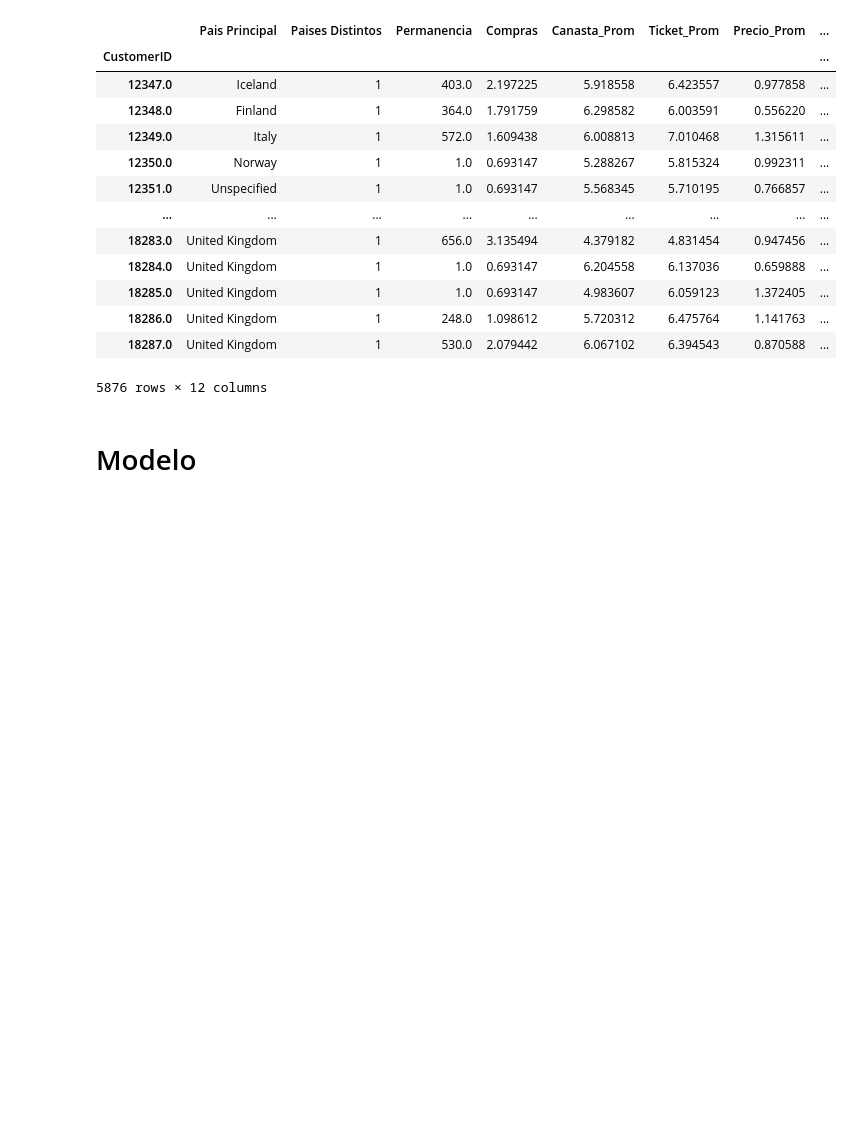
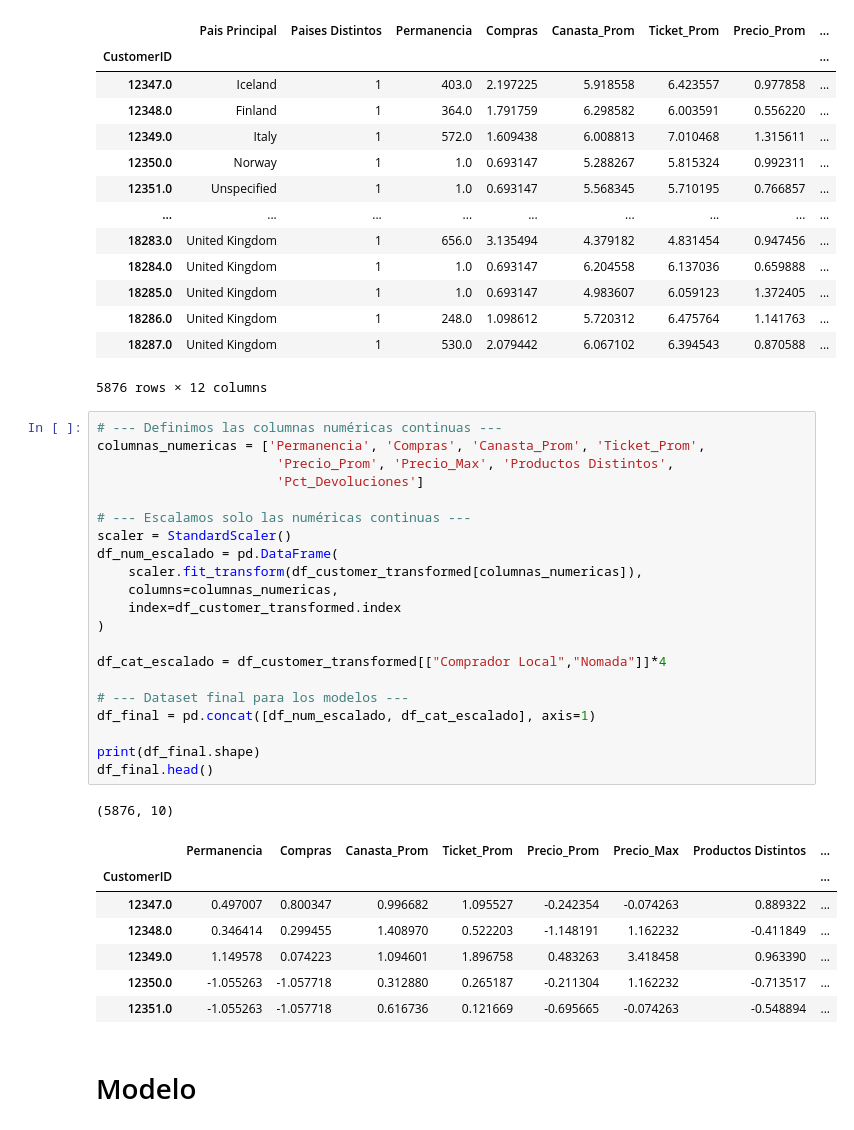
Before and after one commit to miguelblanco123/proyecto_final_aa, a Jupyter notebook: notebooks/notebook.ipynb, the cells around one changed output. Drawn from its saved outputs; the diff is of its cells as text; blank space fills up the shorter version.

Commit message:
precio a modelo

```diff
--- a/notebooks/notebook.ipynb
+++ b/notebooks/notebook.ipynb
@@ -540,6 +543,36 @@ df_customer_transformed
 | 18286.0 | United Kingdom | 1 | 248.0 | 1.098612 | 5.720312 | 6.475764 | 1.141763 | ... |
 | 18287.0 | United Kingdom | 1 | 530.0 | 2.079442 | 6.067102 | 6.394543 | 0.870588 | ... |
 5876 rows × 12 columns
+# %%
+# --- Definimos las columnas numéricas continuas ---
+columnas_numericas = ['Permanencia', 'Compras', 'Canasta_Prom', 'Ticket_Prom',
+                       'Precio_Prom', 'Precio_Max', 'Productos Distintos',
+                       'Pct_Devoluciones']
+
+# --- Escalamos solo las numéricas continuas ---
+scaler = StandardScaler()
+df_num_escalado = pd.DataFrame(
+    scaler.fit_transform(df_customer_transformed[columnas_numericas]),
+    columns=columnas_numericas,
+    index=df_customer_transformed.index
+)
+
+df_cat_escalado = df_customer_transformed[["Comprador Local","Nomada"]]*4
+
+# --- Dataset final para los modelos ---
+df_final = pd.concat([df_num_escalado, df_cat_escalado], axis=1)
+
+print(df_final.shape)
+df_final.head()
+# %% [output]
+(5876, 10)
+|  | Permanencia | Compras | Canasta_Prom | Ticket_Prom | Precio_Prom | Precio_Max | Productos Distintos | ... |
+| CustomerID |  |  |  |  |  |  |  | ... |
+| 12347.0 | 0.497007 | 0.800347 | 0.996682 | 1.095527 | -0.242354 | -0.074263 | 0.889322 | ... |
+| 12348.0 | 0.346414 | 0.299455 | 1.408970 | 0.522203 | -1.148191 | 1.162232 | -0.411849 | ... |
+| 12349.0 | 1.149578 | 0.074223 | 1.094601 | 1.896758 | 0.483263 | 3.418458 | 0.963390 | ... |
+| 12350.0 | -1.055263 | -1.057718 | 0.312880 | 0.265187 | -0.211304 | 1.162232 | -0.713517 | ... |
+| 12351.0 | -1.055263 | -1.057718 | 0.616736 | 0.121669 | -0.695665 | -0.074263 | -0.548894 | ... |
 # %% [markdown]
 # Modelo
 # %% [markdown]
```
Also changed, not shown: parts of 3 cells of this notebook.
